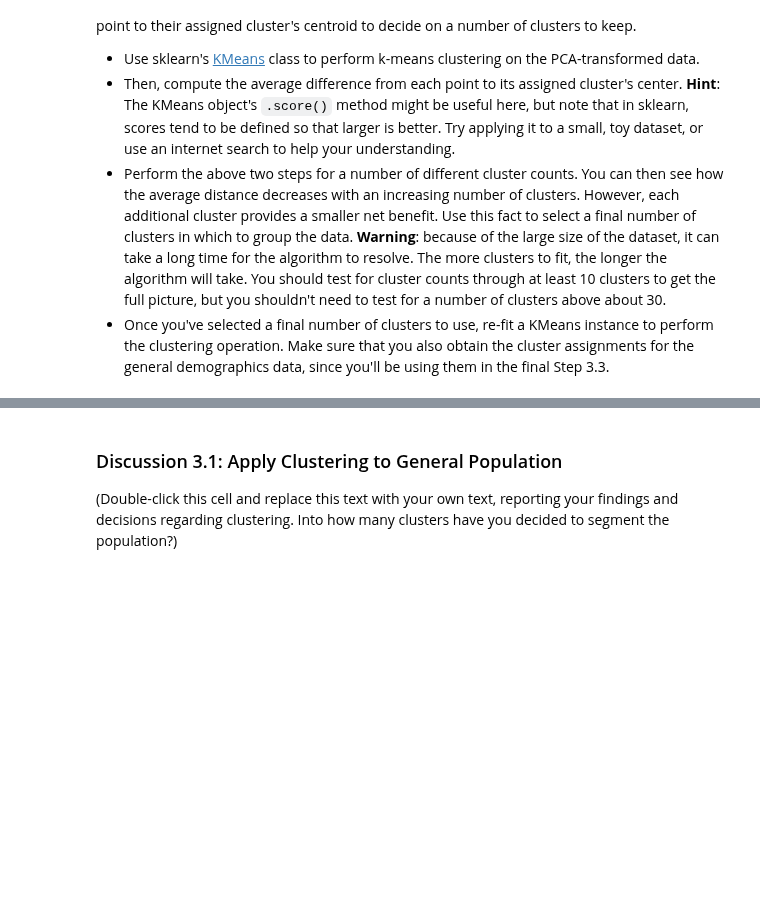
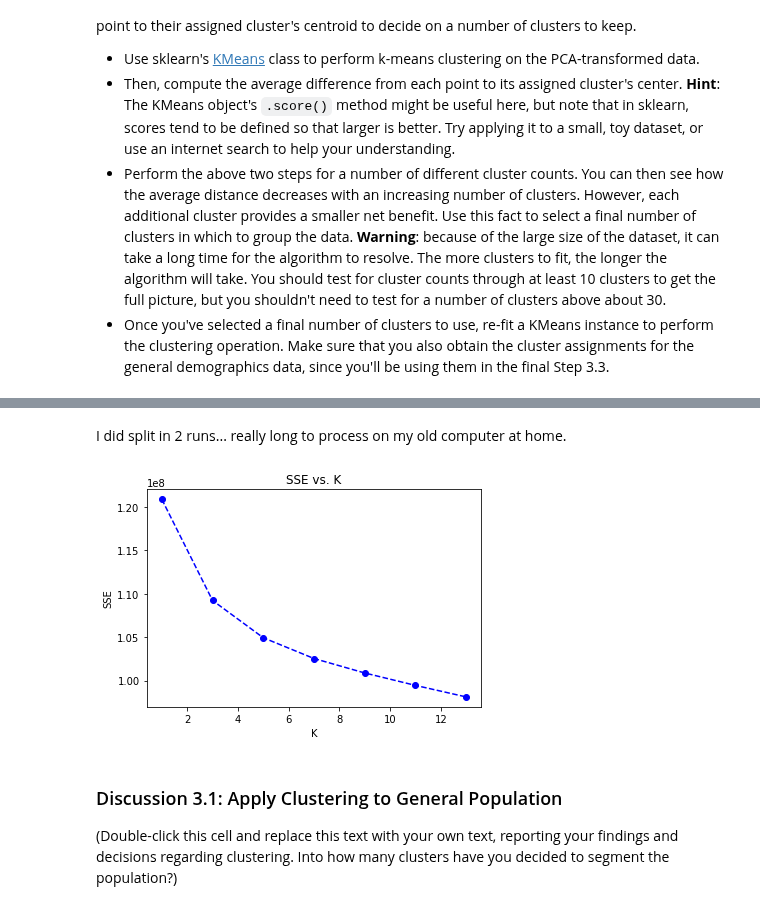
Before and after one commit to jc-udacity/datascientist, a Jupyter notebook: 04_unsupervised_learning/unsupervised_customer_segment_project/Identify_Customer_Segments.ipynb, the cells around one changed output, grey strips where cells are left out. Drawn from its saved outputs; the diff is of its cells as text; code cells hidden in the pictures; blank space fills up the shorter version.

```diff
--- a/04_unsupervised_learning/unsupervised_customer_segment_project/Identify_Customer_Segments.ipynb
+++ b/04_unsupervised_learning/unsupervised_customer_segment_project/Identify_Customer_Segments.ipynb
@@ -1008,6 +1089,24 @@ You've assessed and cleaned the demographics data, then scaled and transformed t
+# %% [markdown]
+I did split in 2 runs... really long to process on my old computer at home.
+# %%
+centers = [1, 3, 5, 7, 9, 11, 13]
+# %%
+scores = [120902546.00000006,
+ 109242113.83538502,
+ 104943716.46919034,
+ 102550299.22861913,
+ 100883223.17505988,
+ 99452683.7371567,
+ 98123775.78830454]
 # %%
 # Investigate the change in within-cluster distance across number of clusters.
 # HINT: Use matplotlib's plot function to visualize this relationship.
+plt.plot(centers, scores, linestyle='--', marker='o', color='b');
+plt.xlabel('K');
+plt.ylabel('SSE');
+plt.title('SSE vs. K');
+# %% [output]
+[figure, added]
 # %%
 # Re-fit the k-means model with the selected number of clusters and obtain
 # cluster predictions for the general population demographics data.
```
Also changed, not shown: parts of 25 cells of this notebook.
